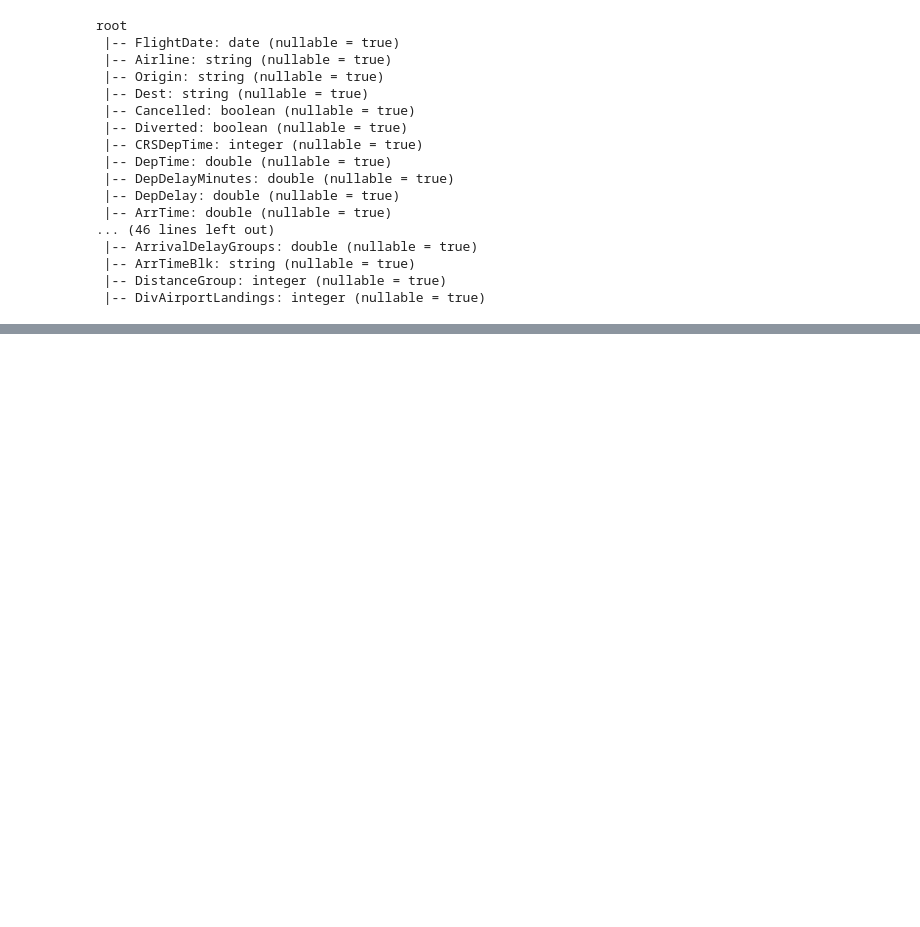
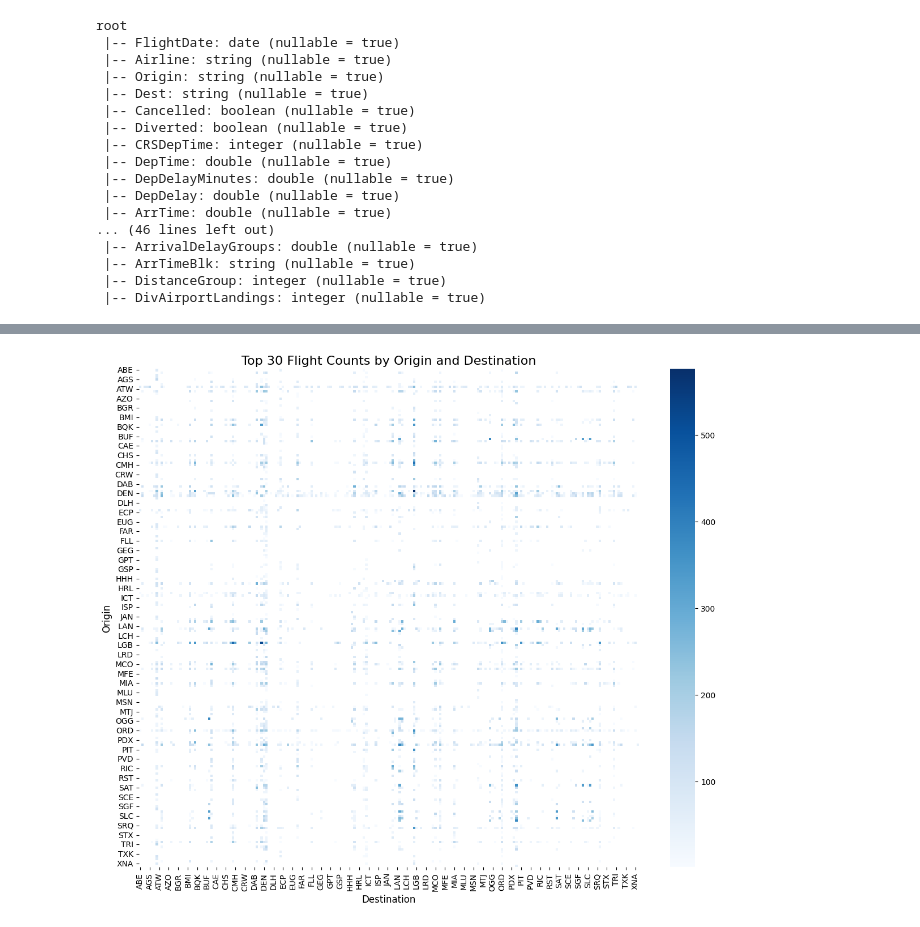
Before and after one commit to uzair011/CN6022, a Jupyter notebook: flights.ipynb, the cells around one changed output, grey strips where cells are left out. Saved outputs shown, nothing was run; the diff lists cells and outputs as text; code cells hidden in the pictures; blank space fills up the shorter version.

```diff
--- a/flights.ipynb
+++ b/flights.ipynb
@@ -113,0 +149,27 @@ only showing top 45 rows
+# %%
+# Convert PySpark DataFrame to Pandas DataFrame
+pandas_df = flight_counts.toPandas()
+
+# Pivot data to create a matrix for the heatmap
+# heatmap_data = pandas_df.pivot(index="Origin", columns="Dest", values="FlightCount")
+
+# Filter the Pandas DataFrame for the top 30 routes by FlightCount
+top_routes = pandas_df.sort_values(by='FlightCount', ascending=False).head(30)
+# %%
+import seaborn as sns
+import matplotlib.pyplot as plt
+import pandas as pd
+
+# Pivot data to create a matrix for the heatmap
+top_routes = pandas_df.pivot(index="Origin", columns="Dest", values="FlightCount")
+
+# Plot heatmap
+plt.figure(figsize=(12, 10))
+sns.heatmap(top_routes, cmap="Blues", annot=False, fmt=".0f", cbar=True)
+plt.title("Top 30 Flight Counts by Origin and Destination", fontsize=16)
+plt.xlabel("Destination", fontsize=12)
+plt.ylabel("Origin", fontsize=12)
+plt.tight_layout()
+plt.show()
+# %% [output]
+[figure, added]
```
Also changed, not shown: parts of 42 cells of this notebook.
